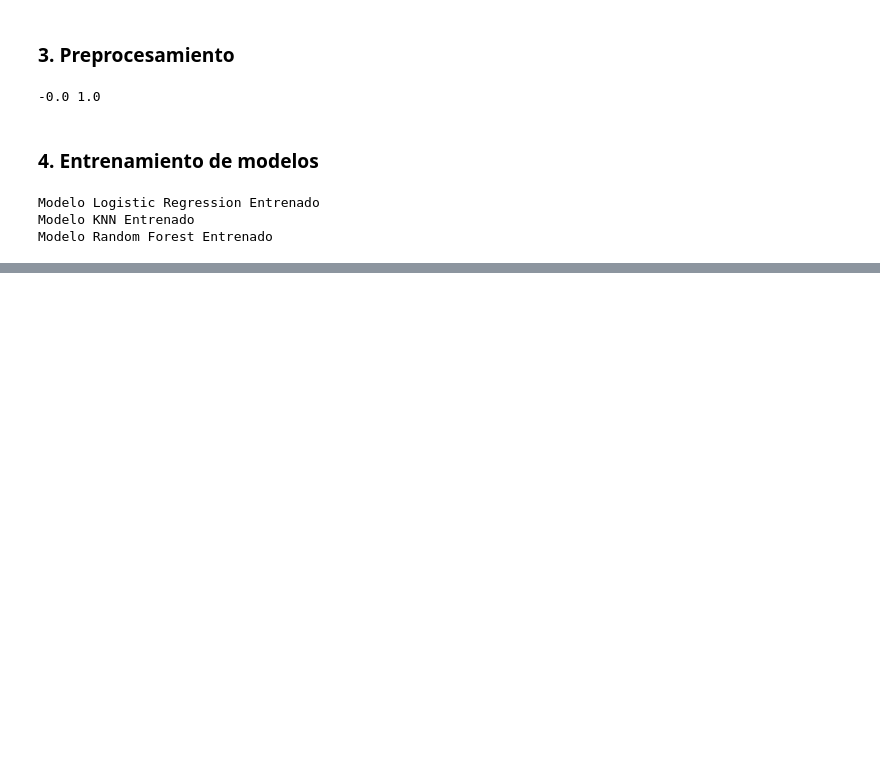
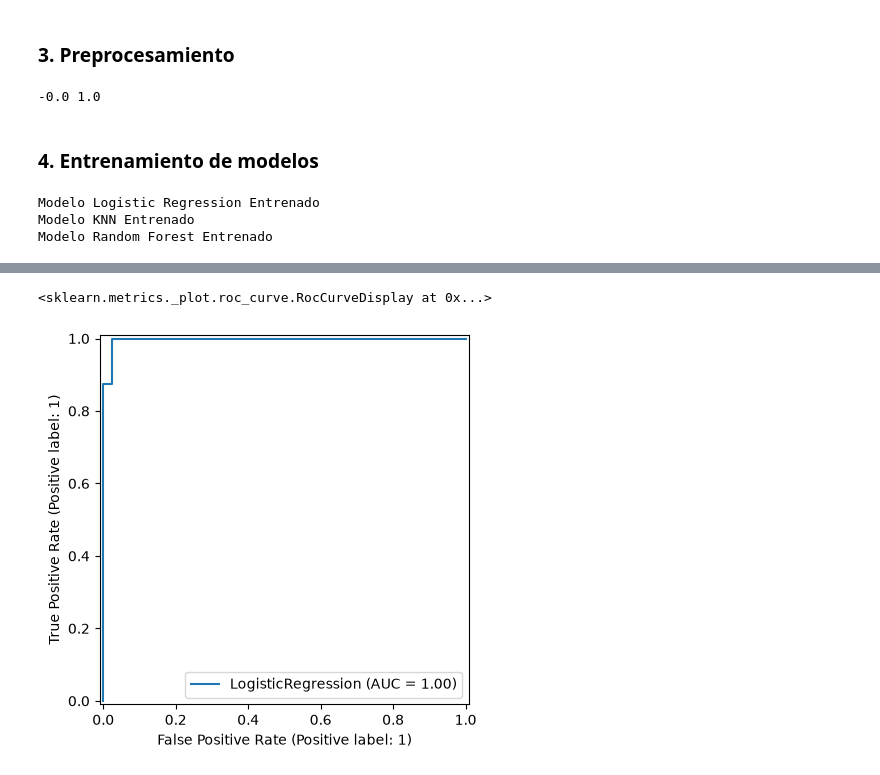
Before and after one commit to EduardoRdgzA/mx-labor-law-assistant, a Jupyter notebook: classification/breast_cancer.ipynb, the cells around one changed output, grey strips where cells are left out. Saved outputs shown, nothing was run; the diff lists cells and outputs as text; code cells hidden in the pictures; blank space fills up the shorter version.

```diff
--- a/classification/breast_cancer.ipynb
+++ b/classification/breast_cancer.ipynb
@@ -150,0 +223,9 @@ Modelo Random Forest Entrenado
+# %%
+RocCurveDisplay.from_estimator(
+	best,
+	X_test_s,
+	y_test
+)
+# %% [output]
+<sklearn.metrics._plot.roc_curve.RocCurveDisplay at 0x...>
+[figure, added]
```
Also changed, not shown: parts of 10 cells of this notebook.
